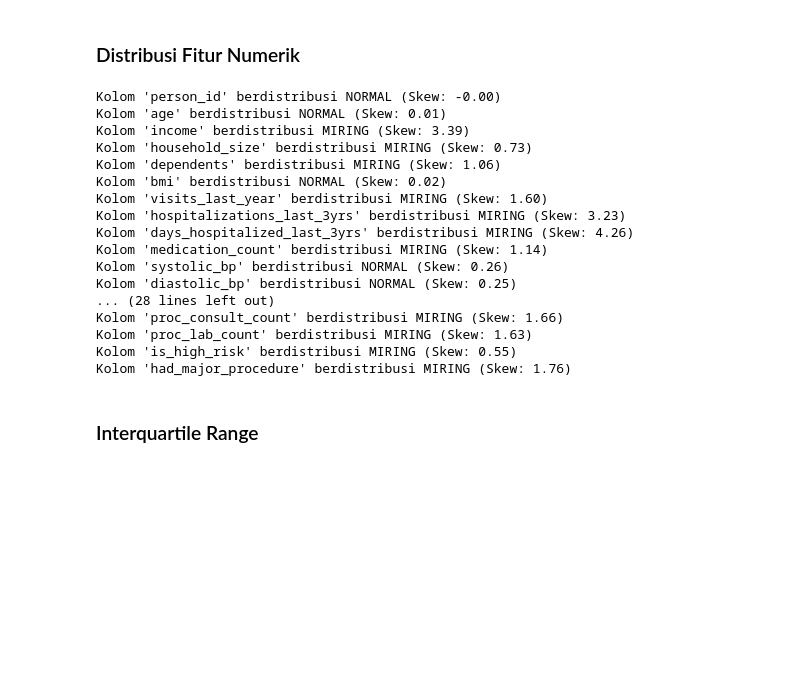
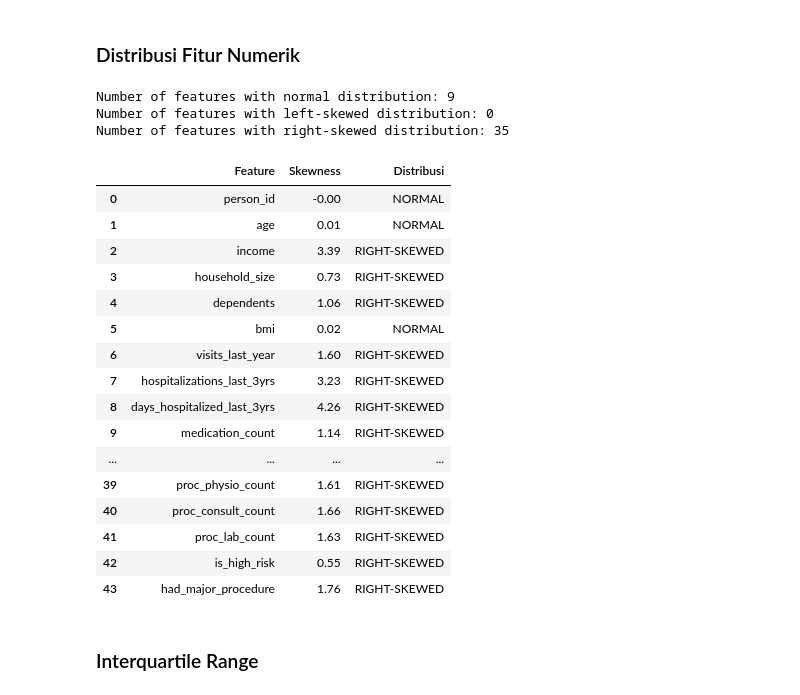
Before and after one commit to ikhsanwahyue/16_DataScienceIF-B_Ir.Ikhsan, a Jupyter notebook: main.ipynb, the cells around one changed output. Saved outputs shown, nothing was run; the diff lists cells and outputs as text; code cells hidden in the pictures; blank space fills up the shorter version.

Commit message:
refactor: update skewness analysis and improve output formatting in data exploration

```diff
--- a/main.ipynb
+++ b/main.ipynb
@@ -92,34 +92,54 @@ Data duplikat
 ## Outlier
 # %% [markdown]
 ### Distribusi Fitur Numerik
-# %%
-numeric_features = df.select_dtypes(include=[np.number]).columns
-
-skewness = df[numeric_features].skew()
-
-for col, val in skewness.items():
-    if abs(val) <= 0.5:
-        print(f"Kolom '{col}' berdistribusi NORMAL (Skew: {val:.2f})")
-    else:
-        print(f"Kolom '{col}' berdistribusi MIRING (Skew: {val:.2f})")
-# %% [output]
-Kolom 'person_id' berdistribusi NORMAL (Skew: -0.00)
-Kolom 'age' berdistribusi NORMAL (Skew: 0.01)
-Kolom 'income' berdistribusi MIRING (Skew: 3.39)
-Kolom 'household_size' berdistribusi MIRING (Skew: 0.73)
-Kolom 'dependents' berdistribusi MIRING (Skew: 1.06)
-Kolom 'bmi' berdistribusi NORMAL (Skew: 0.02)
-Kolom 'visits_last_year' berdistribusi MIRING (Skew: 1.60)
-Kolom 'hospitalizations_last_3yrs' berdistribusi MIRING (Skew: 3.23)
-Kolom 'days_hospitalized_last_3yrs' berdistribusi MIRING (Skew: 4.26)
-Kolom 'medication_count' berdistribusi MIRING (Skew: 1.14)
-Kolom 'systolic_bp' berdistribusi NORMAL (Skew: 0.26)
-Kolom 'diastolic_bp' berdistribusi NORMAL (Skew: 0.25)
-... (28 lines left out)
-Kolom 'proc_consult_count' berdistribusi MIRING (Skew: 1.66)
-Kolom 'proc_lab_count' berdistribusi MIRING (Skew: 1.63)
-Kolom 'is_high_risk' berdistribusi MIRING (Skew: 0.55)
-Kolom 'had_major_procedure' berdistribusi MIRING (Skew: 1.76)
+# %%
+numeric_features = df.select_dtypes(include=[np.number]).columns
+
+skewness = df[numeric_features].skew()
+normal_threshold_range = [-0.5, 0.5]
+normal_features = skewness[(skewness >= normal_threshold_range[0]) & (skewness <= normal_threshold_range[1])].index.tolist()
+left_skewed_features = skewness[skewness < normal_threshold_range[0]].index.tolist()
+right_skewed_features = skewness[skewness > normal_threshold_range[1]].index.tolist()
+
+print("Number of features with normal distribution:", len(normal_features))
+print("Number of features with left-skewed distribution:", len(left_skewed_features))
+print("Number of features with right-skewed distribution:", len(right_skewed_features))
+
+skewness_table = pd.DataFrame({
+    'Feature': skewness.index,
+    'Skewness': skewness.values,
+    'Distribusi': [
+        'NORMAL' if normal_threshold_range[0] <= val <= normal_threshold_range[1]
+        else 'RIGHT-SKEWED' if val > normal_threshold_range[1]
+        else 'LEFT-SKEWED'
+        for val in skewness.values
+    ]
+})
+
+skewness_table['Skewness'] = skewness_table['Skewness'].round(2)
+
+display(skewness_table)
+# %% [output]
+Number of features with normal distribution: 9
+Number of features with left-skewed distribution: 0
+Number of features with right-skewed distribution: 35
+|  | Feature | Skewness | Distribusi |
+| 0 | person_id | -0.00 | NORMAL |
+| 1 | age | 0.01 | NORMAL |
+| 2 | income | 3.39 | RIGHT-SKEWED |
+| 3 | household_size | 0.73 | RIGHT-SKEWED |
+| 4 | dependents | 1.06 | RIGHT-SKEWED |
+| 5 | bmi | 0.02 | NORMAL |
+| 6 | visits_last_year | 1.60 | RIGHT-SKEWED |
+| 7 | hospitalizations_last_3yrs | 3.23 | RIGHT-SKEWED |
+| 8 | days_hospitalized_last_3yrs | 4.26 | RIGHT-SKEWED |
+| 9 | medication_count | 1.14 | RIGHT-SKEWED |
+| ... | ... | ... | ... |
+| 39 | proc_physio_count | 1.61 | RIGHT-SKEWED |
+| 40 | proc_consult_count | 1.66 | RIGHT-SKEWED |
+| 41 | proc_lab_count | 1.63 | RIGHT-SKEWED |
+| 42 | is_high_risk | 0.55 | RIGHT-SKEWED |
+| 43 | had_major_procedure | 1.76 | RIGHT-SKEWED |
 # %% [markdown]
 ### Interquartile Range
 # %%
```
